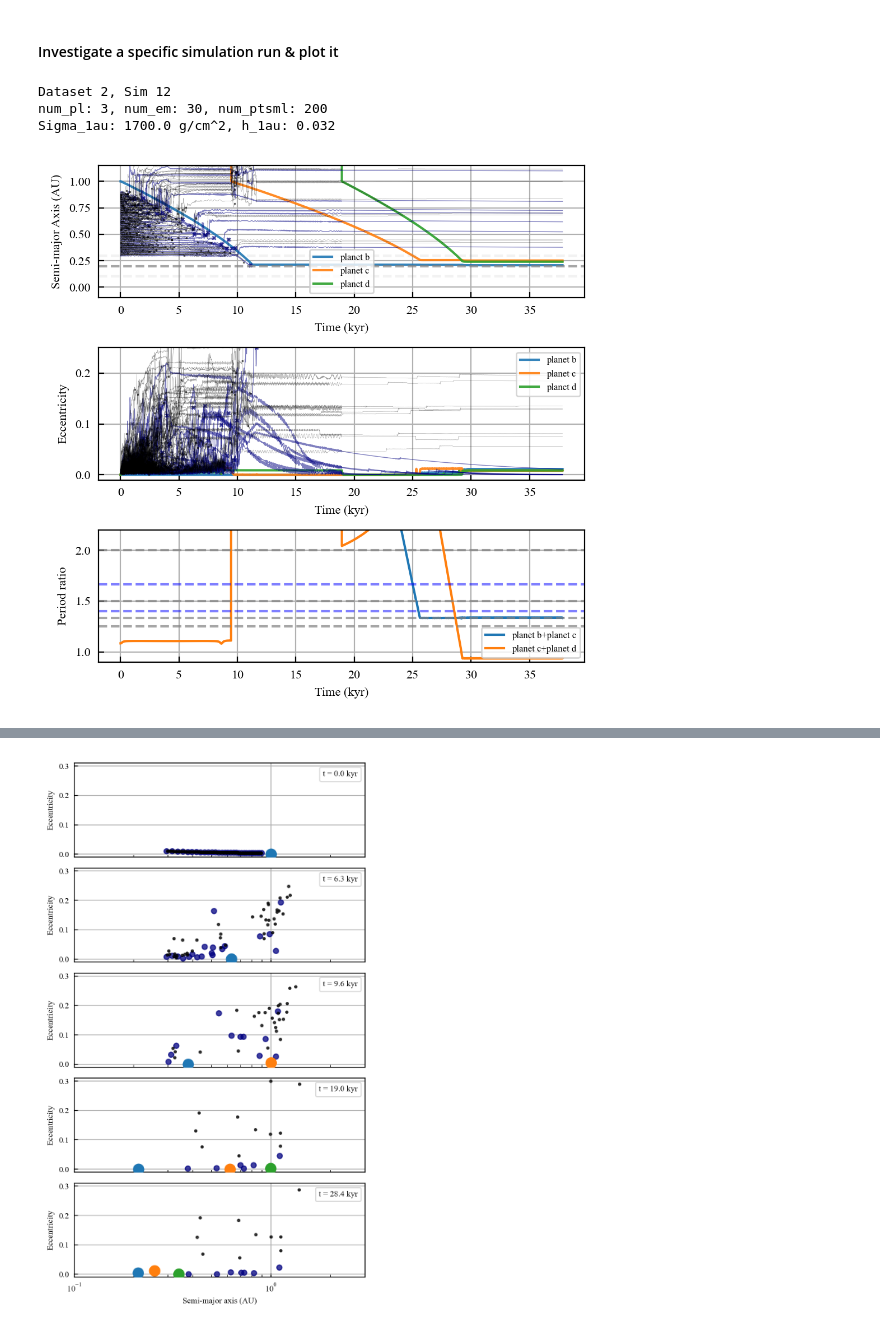
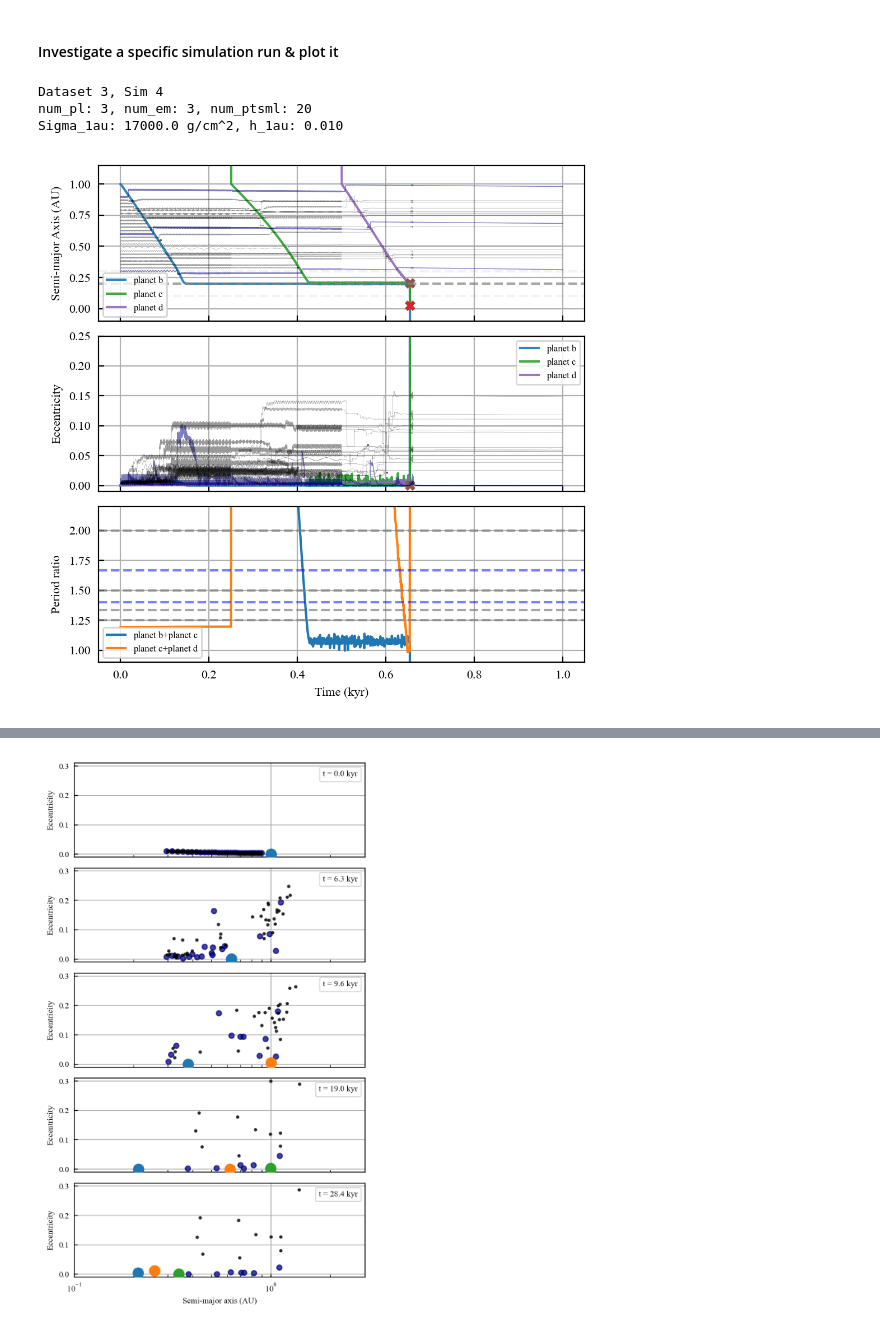
Before and after one commit to dchen10Git/uh-ifa-reu-2026, a Jupyter notebook: pilot.ipynb, the cells around one changed output, grey strips where cells are left out. Cells and saved outputs as stored; diff of their text form; code cells hidden in the pictures.

```diff
--- a/pilot.ipynb
+++ b/pilot.ipynb
@@ -90,8 +90,8 @@ outcome_df = outcome_df.sort_values(by='sim_id')
 # %% [markdown]
 #### Investigate a specific simulation run & plot it
 # %%
-dataset_id = 2
-sim_id = 12
+dataset_id = 3
+sim_id = 4
 base_dir = Path.cwd()
 file_path = base_dir.parent / f"sim_results/dataset{dataset_id}" / f"sim{sim_id}.h5"
 saved_sim = reb_sims.load_simulation_run(file_path)
@@ -129,7 +129,7 @@ def plot_system(sim_data, num_pl, num_em, num_ptsml, t_units='kyr'):
 
     times = sim_data[0]['planet b']['time']
 
-    fig, (ax1, ax2, ax3) = plt.subplots(3, 1)
+    fig, (ax1, ax2, ax3) = plt.subplots(3, 1, sharex=True)
     fig.set_figwidth(5)
     fig.set_figheight(5)
 
@@ -143,7 +143,7 @@ def plot_system(sim_data, num_pl, num_em, num_ptsml, t_units='kyr'):
         name = rock_names[i]
 
         if t_units == 'kyr':
-            ax1.plot(times/time_factor,sim_data[0][name]["a"], alpha=0.9, label=name)
+            ax1.plot(times/time_factor, sim_data[0][name]["a"], alpha=0.9, label=name)
             ax2.plot(times/time_factor, sim_data[0][name]["e"], alpha=0.9, label=name)
             plot_end_marker(ax1, times/time_factor, sim_data[0][name]["a"], ms=5, mew=2.5)
             plot_end_marker(ax2, times/time_factor, sim_data[0][name]["e"], ms=5, mew=2.5)
@@ -177,8 +177,8 @@ def plot_system(sim_data, num_pl, num_em, num_ptsml, t_units='kyr'):
     ax1.set_ylabel("Semi-major Axis (AU)")
     ax2.set_ylabel("Eccentricity")
     ax3.set_ylabel("Period ratio")
-    ax1.set_xlabel("Time (kyr)")
-    ax2.set_xlabel("Time (kyr)")
+    # ax1.set_xlabel("Time (kyr)")
+    # ax2.set_xlabel("Time (kyr)")
     ax3.set_xlabel("Time (kyr)")
 
     ax1.set_ylim(-0.1,1.15*sim_data[0]['planet b']["a"][0])
@@ -194,37 +194,37 @@ def plot_system(sim_data, num_pl, num_em, num_ptsml, t_units='kyr'):
         pass
 
     ax1.legend(fontsize=6); ax2.legend(fontsize=6); ax3.legend(fontsize=6)
     ax1.grid(True); ax2.grid(True); ax3.grid(True)
 
     # Add horizontal lines for resonances
     first_res = [2/1, 3/2, 4/3, 5/4]
     second_res = [3/1, 5/3, 7/5]
     third_res = [4/1, 5/2, 7/4, 8/5]
 
     for r in first_res:
         ax3.axhline(r, color='gray', ls='--', alpha=0.7)
     for r in second_res:
         ax3.axhline(r, color='blue', ls='--', alpha=0.5)
     # for r in third_res:
     #     ax3.axhline(r, color='red', ls='--', alpha=0.5)
 
     fig.subplots_adjust(hspace=0)
 
     # plt.suptitle("Orbital Evolution")
     plt.tight_layout(); plt.show()
     # plt.savefig("orbital_evo.svg", bbox_inches="tight")
 
 print(f"Dataset {dataset_id}, Sim {sim_id}")
 print(f"num_pl: {metadata['num_pl']}, num_em: {metadata['num_em']}, num_ptsml: {metadata['num_ptsml']}")
 print(f"Sigma_1au: {metadata['Sigma_1au']} g/cm^2, h_1au: {metadata['h_1au']:.3f}")
 
 %matplotlib widget
 plot_system(saved_sim, num_pl, num_em, num_ptsml)
 # %% [output]
-Dataset 2, Sim 12
-num_pl: 3, num_em: 30, num_ptsml: 200
-Sigma_1au: 1700.0 g/cm^2, h_1au: 0.032
+Dataset 3, Sim 4
+num_pl: 3, num_em: 3, num_ptsml: 20
+Sigma_1au: 17000.0 g/cm^2, h_1au: 0.010
-[figure, old version]
+[figure, new version]
 # %%
 def get_accretion_dfs(metadata, latex=False):
     """Obtain and/or display collision log, particle fates, and accretion statistics.
```
Also changed, not shown: parts of 3 cells of this notebook, 3 other files.
